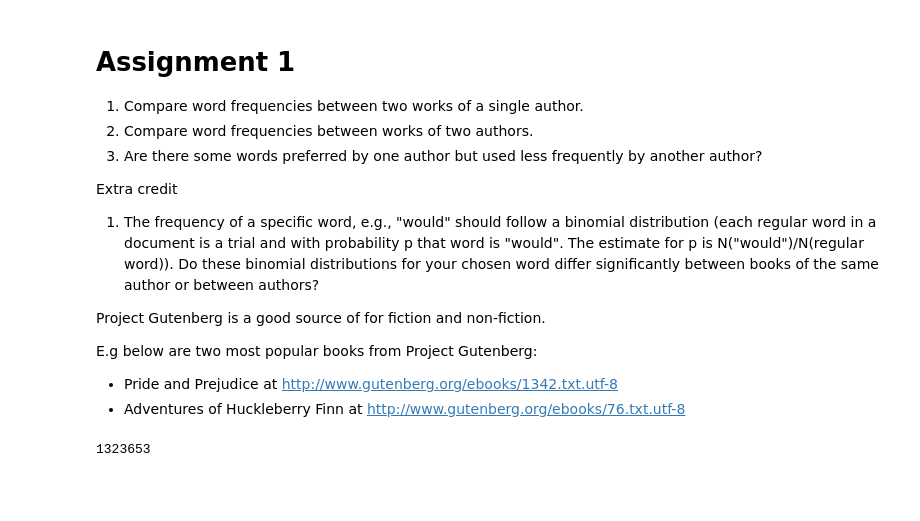
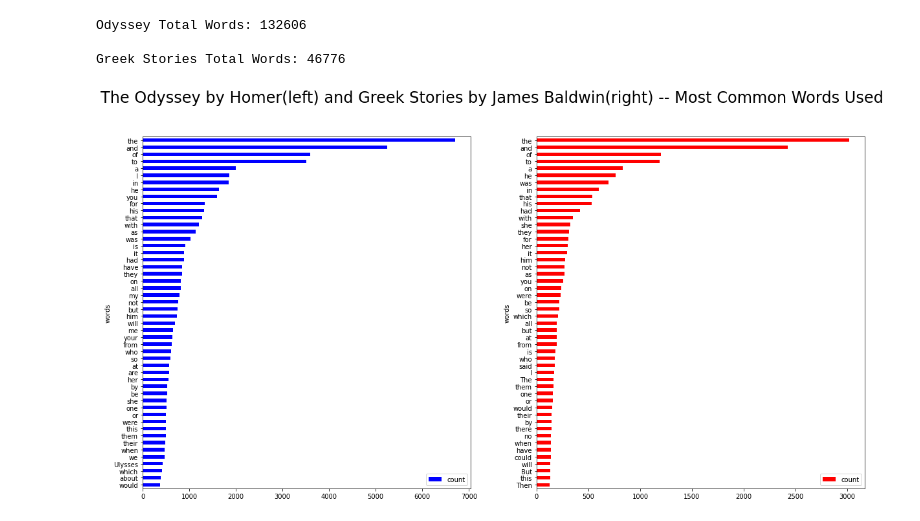
Before and after one commit to fdac22/MiniProject1, a Jupyter notebook: zmalkmus.ipynb, the cells around one changed output. Cells and saved outputs as stored; diff of their text form; code cells hidden in the pictures; blank space fills up the shorter version.

Commit message:
finished MiniProject1

```diff
--- a/zmalkmus.ipynb
+++ b/zmalkmus.ipynb
@@ -224,40 +0,0 @@ you     497
-# %% [markdown]
-# Assignment 1
-
-1. Compare word frequencies between two works of a single author.
-1. Compare word frequencies between works of two authors.
-1. Are there some words preferred by one author but used less frequently by another author?
-
-Extra credit
-
-1. The frequency of a specific word, e.g., "would" should follow a binomial distribution (each regular word in a document is a trial and with probability p that word is "would". The estimate for p is N("would")/N(regular word)). Do these binomial distributions for your chosen word differ significantly between books of the same author or between authors?
-
-Project Gutenberg is a good source of for fiction and non-fiction.
-
-E.g below are two most popular books from Project Gutenberg:
-- Pride and Prejudice at http://www.gutenberg.org/ebooks/1342.txt.utf-8
-- Adventures of Huckleberry Finn at http://www.gutenberg.org/ebooks/76.txt.utf-8
-# %%
-#Assignment1 (H.G. Wells)
-#    1. War of the worlds:  https://www.gutenberg.org/cache/epub/36/pg36.txt
-#       And The Invisible man: https://www.gutenberg.org/cache/epub/5230/pg5230.txt
-#
-#    2. Homer: The Odyssey: https://www.gutenberg.org/cache/epub/1727/pg1727.txt
-#       James Baldwin: Old Greek Stories: https://www.gutenberg.org/cache/epub/11582/pg11582.txt
-#       - Show the difference in the way we speak from 2 different eras, one is a story written by someone from the time,
-#         the other is a story written about stories from the greeks.
-#    3.
-
-
-import requests, re, nltk
-#In case your text is not on Project Gutenberg but at some other URL
-#http://www.fullbooks.com/Our-World-or-The-Slaveholders-Daughter2.html
-# that contains 12 parts
-t = ""
-for i in range(2,13):
-  r = requests .get('http://www.fullbooks.com/Our-World-or-The-Slaveholders-Daughter' + str(i) + '.html')
-  t = t + r.text
-# %%
-len(t)
-# %% [output]
-1323653
@@ -263,0 +51,21 @@ len(t)
+# %%
+# Read the books as a string
+odyssey = requests .get('https://www.gutenberg.org/cache/epub/1727/pg1727.txt')
+greekStories = requests .get('https://www.gutenberg.org/cache/epub/11582/pg11582.txt')
+
+# Turn the books into arrays with word->wordcount
+odysseyWords = GetWordOccurance(odyssey, 50)
+greekStoriesWords = GetWordOccurance(greekStories, 50)
+
+# Print the data for each text
+print("Odyssey Total Words: " + str(TotalWordCount(odyssey)) + "\n")
+print("Greek Stories Total Words: " + str(TotalWordCount(greekStories)) + "\n")
+# print(TotalWordCount(odyssey))
+
+# Show the graphs
+PlotCompare(odysseyWords, greekStoriesWords, "The Odyssey by Homer(left) and Greek Stories by James Baldwin(right) -- Most Common Words Used")
+# %% [output]
+Odyssey Total Words: 132606
+
+Greek Stories Total Words: 46776
+[figure, added]
```
Also changed, not shown: parts of 9 cells of this notebook.
